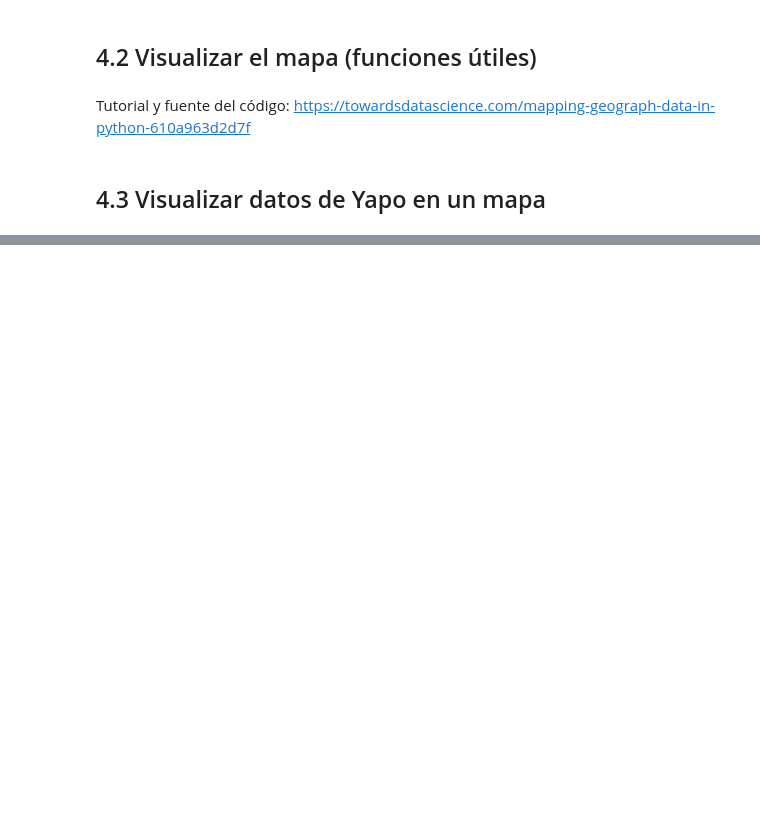
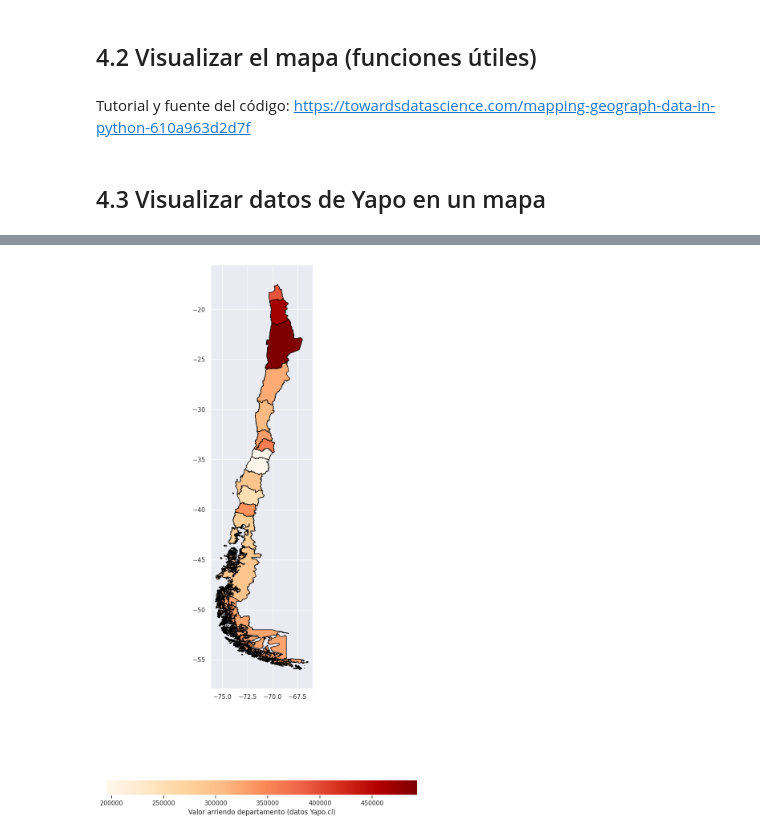
Before and after one commit to MariaBelen95/INFO133_2020, a Jupyter notebook: unidad4/Caso_de_estudio_Yapo_2.ipynb, the cells around one changed output, grey strips where cells are left out. Drawn from its saved outputs; the diff is of its cells as text; code cells hidden in the pictures; blank space fills up the shorter version.

```diff
--- a/unidad4/Caso_de_estudio_Yapo_2.ipynb
+++ b/unidad4/Caso_de_estudio_Yapo_2.ipynb
@@ -263,0 +574,3 @@ plot_regiones_data(sf, 'Número de anuncios Yapo.cl por regiones', regiones, dat
+# %%
+result = pd.concat([df_geo.set_index("NOMBRE"), df1.set_index("nombre_region")], axis=1, join='inner')
+result
@@ -263,0 +594,10 @@ plot_regiones_data(sf, 'Número de anuncios Yapo.cl por regiones', regiones, dat
+# %%
+import geopandas as gpd
+#df_geo = gpd.read_file(shp_path)
+fig, ax = plt.subplots(figsize=(10,20))
+result.plot(ax=ax,edgecolor='black',column='precio_prom', cmap='OrRd',legend=True,
+        legend_kwds={'label': "Valor arriendo departamento (datos Yapo.cl)",'orientation': "horizontal"})
+ax.set_aspect('equal')
+plt.show()
+# %% [output]
+[figure, added]
```
Also changed, not shown: parts of 40 cells of this notebook.
